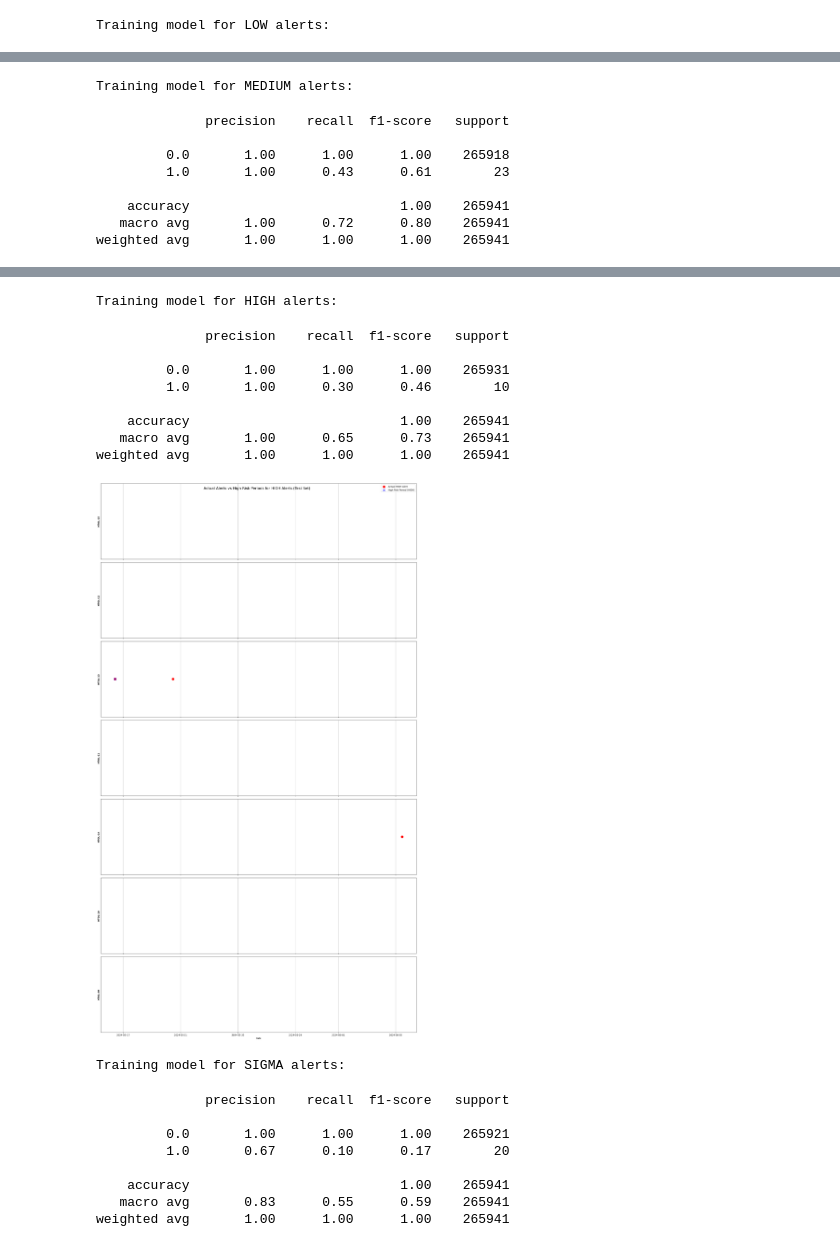
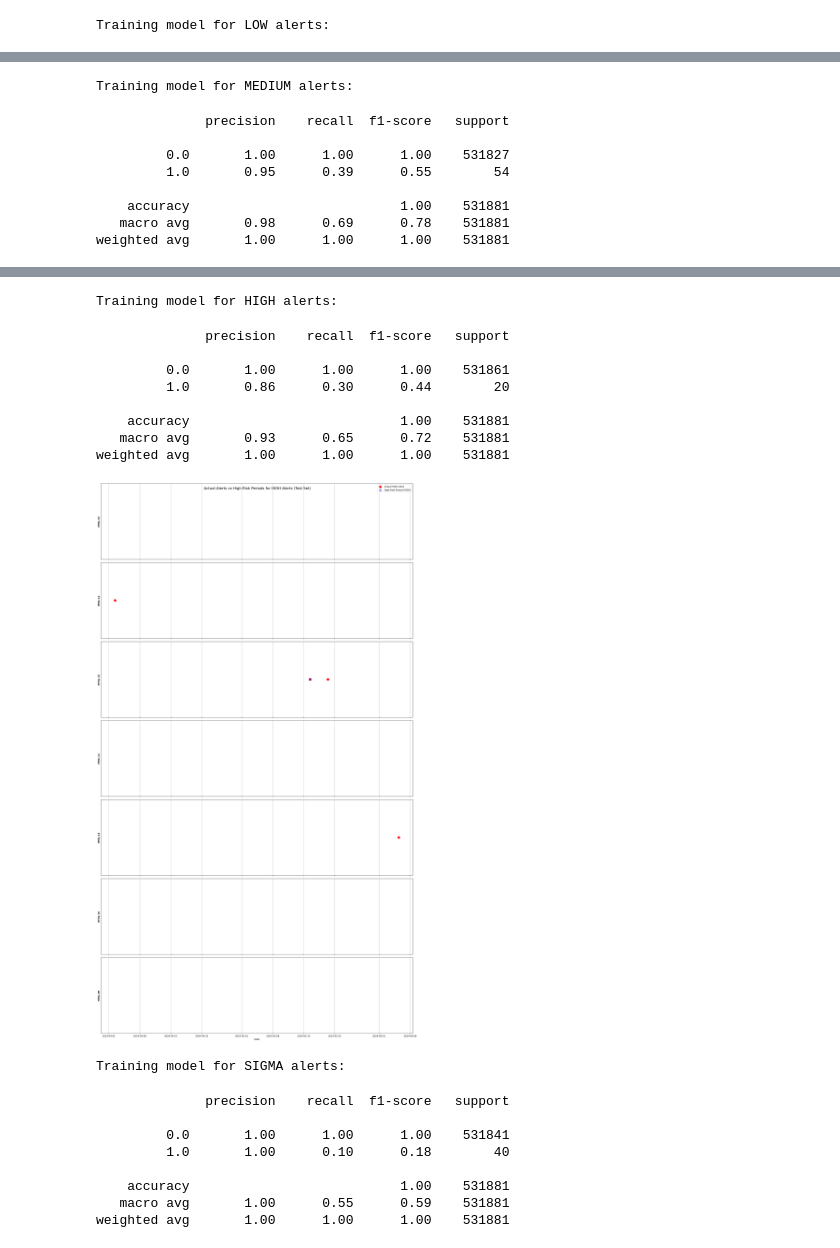
Before and after one commit to amoshnin/Work-HTOL.TMON, a Jupyter notebook: predictive_maintainance/ml_model4.1.visualisation.ipynb, the cells around one changed output, grey strips where cells are left out. Saved outputs shown, nothing was run; the diff lists cells and outputs as text; code cells hidden in the pictures.

```diff
--- a/predictive_maintainance/ml_model4.1.visualisation.ipynb
+++ b/predictive_maintainance/ml_model4.1.visualisation.ipynb
@@ -125,7 +125,7 @@ if condition:
         X, y = prepare_data_for_classification(df, alert_type, prediction_window)
 
         # Split data into training and testing sets
-        X_train, X_test, y_train, y_test = train_test_split(X, y, test_size=0.2, random_state=42)
+        X_train, X_test, y_train, y_test = train_test_split(X, y, test_size=0.4, random_state=42)
 
         model, scaler = train_and_evaluate_classifier(X_train, X_test, y_train, y_test)
         models[alert_type] = model
@@ -156,9 +156,9 @@ weighted avg       1.00      1.00      1.00    265941
 Training model for MEDIUM alerts:
               precision    recall  f1-score   support
 
-         0.0       1.00      1.00      1.00    265918
-         1.0       1.00      0.43      0.61        23
+         0.0       1.00      1.00      1.00    531827
+         1.0       0.95      0.39      0.55        54
 
-    accuracy                           1.00    265941
-   macro avg       1.00      0.72      0.80    265941
-weighted avg       1.00      1.00      1.00    265941
+    accuracy                           1.00    531881
+   macro avg       0.98      0.69      0.78    531881
+weighted avg       1.00      1.00      1.00    531881
@@ -166,19 +166,19 @@ weighted avg       1.00      1.00      1.00    265941
 Training model for HIGH alerts:
               precision    recall  f1-score   support
 
-         0.0       1.00      1.00      1.00    265931
-         1.0       1.00      0.30      0.46        10
+         0.0       1.00      1.00      1.00    531861
+         1.0       0.86      0.30      0.44        20
 
-    accuracy                           1.00    265941
-   macro avg       1.00      0.65      0.73    265941
-weighted avg       1.00      1.00      1.00    265941
+    accuracy                           1.00    531881
+   macro avg       0.93      0.65      0.72    531881
+weighted avg       1.00      1.00      1.00    531881
-[figure, old version]
+[figure, new version]
 Training model for SIGMA alerts:
               precision    recall  f1-score   support
 
-         0.0       1.00      1.00      1.00    265921
-         1.0       0.67      0.10      0.17        20
+         0.0       1.00      1.00      1.00    531841
+         1.0       1.00      0.10      0.18        40
 
-    accuracy                           1.00    265941
-   macro avg       0.83      0.55      0.59    265941
-weighted avg       1.00      1.00      1.00    265941
+    accuracy                           1.00    531881
+   macro avg       1.00      0.55      0.59    531881
+weighted avg       1.00      1.00      1.00    531881
```
Also changed, not shown: parts of 1 cell of this notebook, 1 other file.
